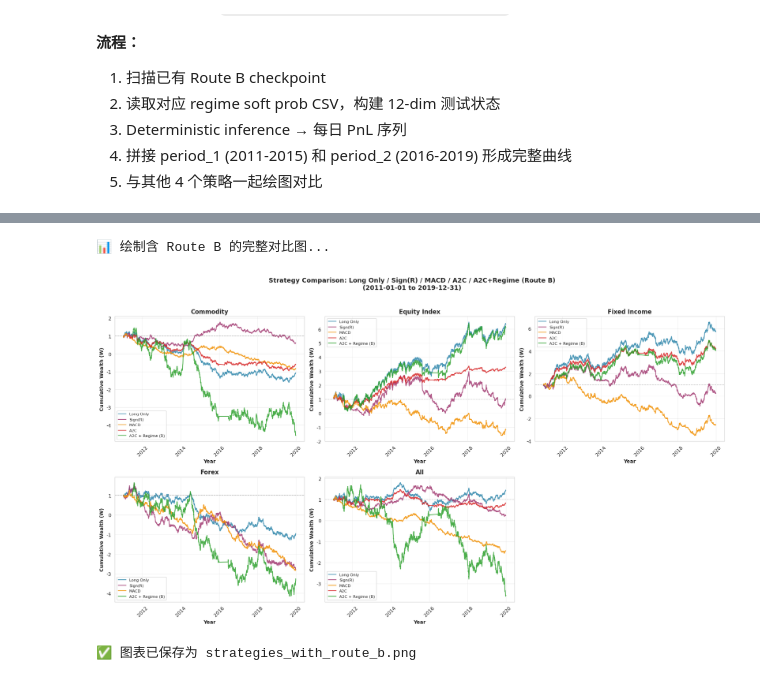
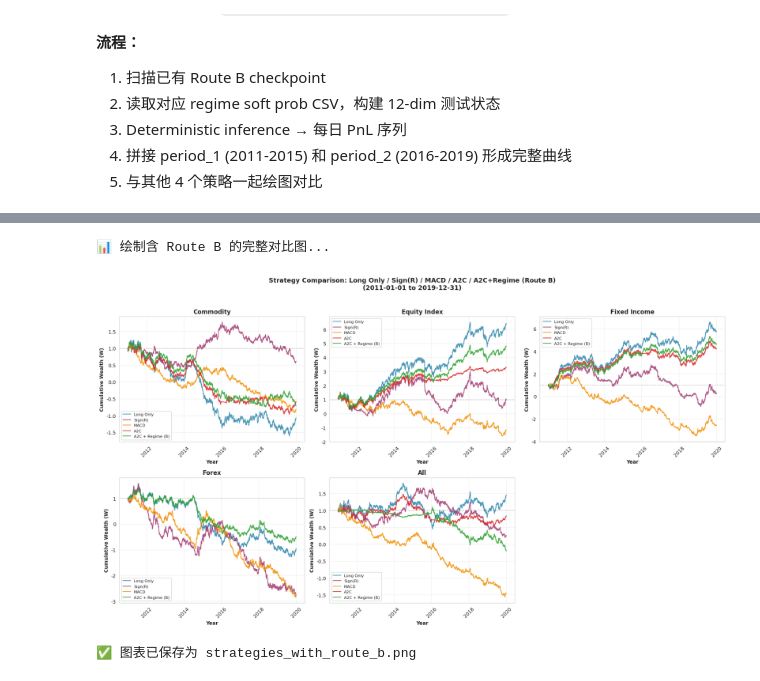
Before and after one commit to C-CU-2025-Fall/IEOR4733_Project, a Jupyter notebook: reproduction_of_figures/strategies_comparison.ipynb, the cells around one changed output, grey strips where cells are left out. Saved outputs shown, nothing was run; the diff lists cells and outputs as text; code cells hidden in the pictures.

```diff
--- a/reproduction_of_figures/strategies_comparison.ipynb
+++ b/reproduction_of_figures/strategies_comparison.ipynb
@@ -674,15 +674,19 @@ REGIME_RESULTS_DIR = ROOT / 'regime_detection' / 'results'
 ASSET_CLASSES_WITH_ALL_RB = dict(ASSET_CLASSES)
 ASSET_CLASSES_WITH_ALL_RB['All'] = [t for tickers in ASSET_CLASSES.values() for t in tickers]
 
-# Route B 训练时用的 sigma_target（= 0.15/√252 ≈ 0.00945，年化 15% vol target）
-RB_SIGMA_TARGET  = 0.15 / np.sqrt(252)
+# 统一 sigma_target：Route B 与 A2C 对齐到同一基准 0.064（日度），不再缩放
+RB_SIGMA_TARGET  = 0.064
 # A2C baseline（a2c_results_wide.csv）用的 sigma_target
 A2C_SIGMA_TARGET = 0.064
-# 把 Route B PnL 缩放到与 A2C 相同的 position sizing 基准
-# 纯粹是量纲对齐，不改变曲线形状
-PNL_SCALE = A2C_SIGMA_TARGET / RB_SIGMA_TARGET   # ≈ 6.77
-print(f'PnL scale factor: {PNL_SCALE:.4f}  '
-      f'(A2C σ={A2C_SIGMA_TARGET} / RouteB σ={RB_SIGMA_TARGET:.5f})')
+# PNL_SCALE = 1.0，两者 sigma_target 已对齐，无需缩放
+PNL_SCALE = A2C_SIGMA_TARGET / RB_SIGMA_TARGET   # = 1.0
+print(f'PnL scale factor: {PNL_SCALE:.4f}  (RB σ={RB_SIGMA_TARGET} == A2C σ={A2C_SIGMA_TARGET}, no rescaling)')
+
+# 🔥 定义各 period 的 test 段时间范围（仅绘制 test 数据，不要 warmup 的 2004-2010）
+PERIOD_TEST_RANGES = {
+    'period_1': ('2011-01-01', '2015-12-31'),
+    'period_2': ('2016-01-01', '2019-12-31'),
+}
 
 route_b_results = {}
 
@@ -696,10 +700,19 @@ for asset_class in list(ASSET_CLASSES_WITH_ALL_RB.keys()):
             print(f'  ⚠️  {asset_class} | {period_name}: 文件不存在 ({csv_path.name})')
             continue
         df  = pd.read_csv(csv_path, parse_dates=['date'])
+
+        # 🔥 仅保留 test 段数据（不要 2004-2010 的 warmup 数据）
+        test_start, test_end = PERIOD_TEST_RANGES[period_name]
+        df = df[(df['date'] >= test_start) & (df['date'] <= test_end)]
+
+        if len(df) == 0:
+            print(f'  ⚠️  {asset_class} | {period_name}: 在 test 段 [{test_start}~{test_end}] 内无数据')
+            continue
+
         # 乘以缩放因子，对齐到 A2C 的 position sizing 基准
         pnl = pd.Series(df['net_pnl'].values * PNL_SCALE, index=df['date'])
         segments.append(pnl)
-        print(f'  ✅ {asset_class:<18} | {period_name}: {len(pnl)} 行  '
+        print(f'  ✅ {asset_class:<18} | {period_name}: {len(pnl)} 行 (test {test_start}~{test_end})  '
               f'(ann_std≈{pnl.std()*np.sqrt(252):.4f})')
 
     if not segments:
@@ -780,9 +794,17 @@ for idx, asset in enumerate(asset_order_plot):
         lw    = 1.5
         alpha = 0.85
 
-        if dates_e is not None:
-            aligned_dates = pd.to_datetime(dates_e)
-            uses_datetime_axis = True
+        if dates_e is not None and len(dates_e) > 0:
+            try:
+                # 确保转换为 datetime，处理 numpy datetime64 数组
+                if isinstance(dates_e, np.ndarray) and dates_e.dtype.kind == 'M':
+                    aligned_dates = pd.to_datetime(dates_e)
+                else:
+                    aligned_dates = pd.to_datetime(dates_e)
+                uses_datetime_axis = True
+            except Exception as e:
+                print(f"⚠️ 日期转换失败 ({strategy}): {e}")
+                aligned_dates = np.arange(len(wealth_e))
         else:
             aligned_dates = np.arange(len(wealth_e))
 
@@ -792,32 +814,32 @@ for idx, asset in enumerate(asset_order_plot):
                 color=COLORS_FULL.get(strategy, '#888888'),
                 alpha=alpha)
 
     ax.set_xlabel('Year', fontsize=10, fontweight='bold')
     ax.set_ylabel('Cumulative Wealth (W)', fontsize=10, fontweight='bold')
     ax.set_title(asset, fontsize=12, fontweight='bold')
     ax.grid(True, alpha=0.3)
     ax.legend(loc='best', fontsize=8, frameon=True)
     ax.axhline(y=1.0, color='gray', linestyle='--', linewidth=1, alpha=0.5)
 
     if uses_datetime_axis:
         ax.xaxis.set_major_locator(mdates.YearLocator(base=2))
         ax.xaxis.set_major_formatter(mdates.DateFormatter('%Y'))
         ax.tick_params(axis='x', rotation=45)
 
 for idx in range(len(asset_order_plot), len(axes)):
     axes[idx].axis('off')
 
 plt.suptitle(
     'Strategy Comparison: Long Only / Sign(R) / MACD / A2C / A2C+Regime (Route B)\n'
     f'({TEST_START} to {TEST_END})',
     fontsize=13, fontweight='bold', y=1.00
 )
 plt.tight_layout(rect=[0, 0, 1, 0.98])
 out_path = OUTPUT_DIR / 'strategies_with_route_b.png'
 plt.savefig(str(out_path), dpi=300, bbox_inches='tight')
 plt.show()
 print(f'✅ 图表已保存为 {out_path.name}')
 # %% [output]
 📊 绘制含 Route B 的完整对比图...
-[figure, old version]
+[figure, new version]
 ✅ 图表已保存为 strategies_with_route_b.png
```
Also changed, not shown: parts of 2 cells of this notebook, 15 other files.
